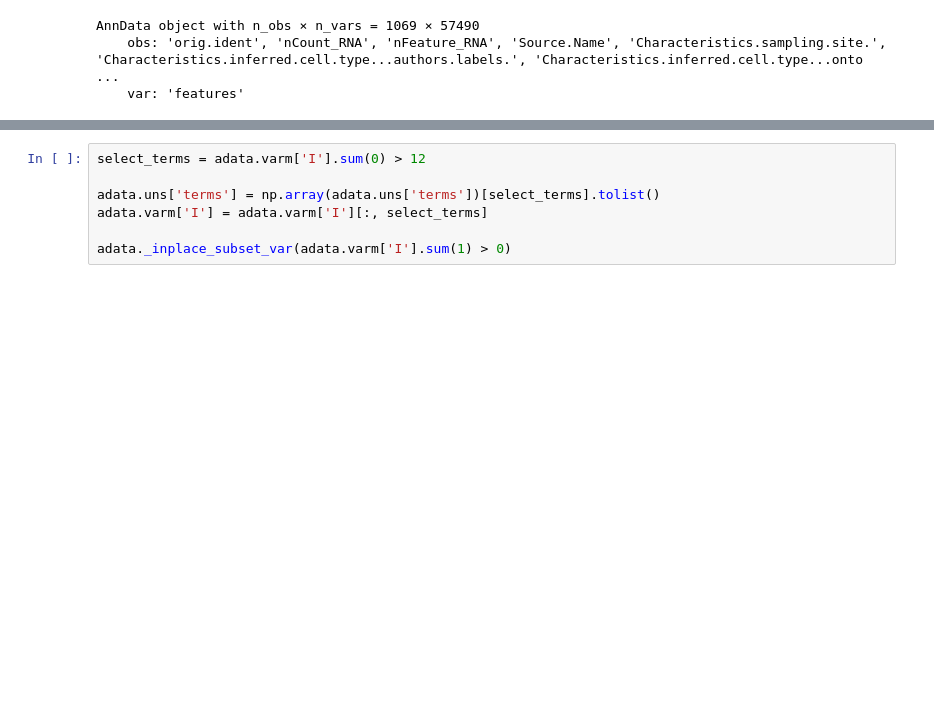
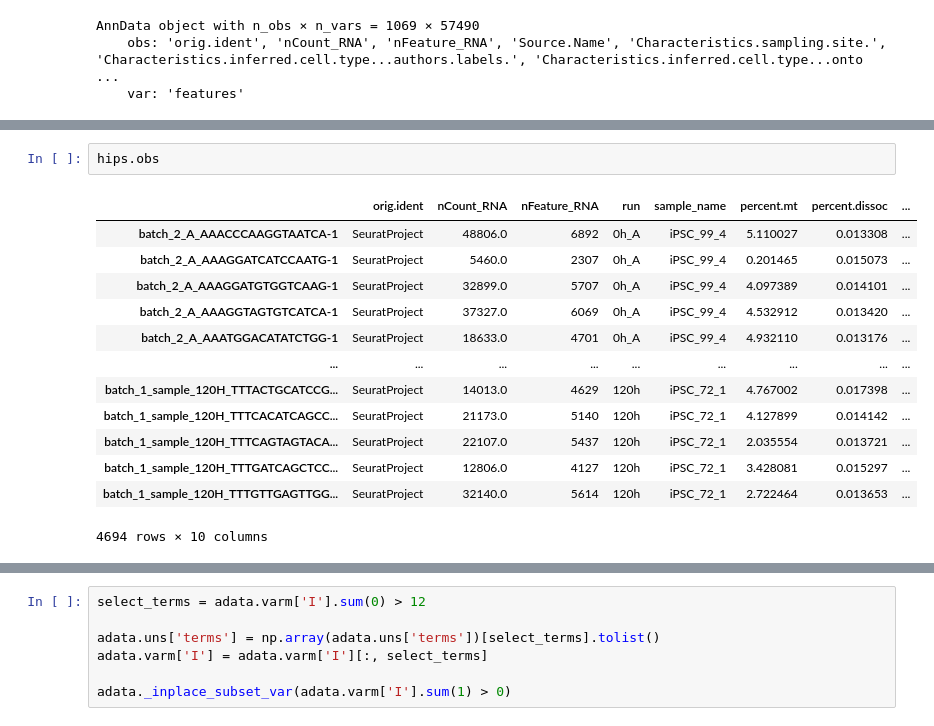
Before and after one commit to Luneesh/in-house, a Jupyter notebook: scripts/model_training.ipynb, the cells around one changed output, grey strips where cells are left out. Drawn from its saved outputs; the diff is of its cells as text; blank space fills up the shorter version.

```diff
--- a/scripts/model_training.ipynb
+++ b/scripts/model_training.ipynb
@@ -50,0 +91,16 @@ AnnData object with n_obs × n_vars = 1069 × 57490
+# %%
+hips.obs
+# %% [output]
+|  | orig.ident | nCount_RNA | nFeature_RNA | run | sample_name | percent.mt | percent.dissoc | ... |
+| batch_2_A_AAACCCAAGGTAATCA-1 | SeuratProject | 48806.0 | 6892 | 0h_A | iPSC_99_4 | 5.110027 | 0.013308 | ... |
+| batch_2_A_AAAGGATCATCCAATG-1 | SeuratProject | 5460.0 | 2307 | 0h_A | iPSC_99_4 | 0.201465 | 0.015073 | ... |
+| batch_2_A_AAAGGATGTGGTCAAG-1 | SeuratProject | 32899.0 | 5707 | 0h_A | iPSC_99_4 | 4.097389 | 0.014101 | ... |
+| batch_2_A_AAAGGTAGTGTCATCA-1 | SeuratProject | 37327.0 | 6069 | 0h_A | iPSC_99_4 | 4.532912 | 0.013420 | ... |
+| batch_2_A_AAATGGACATATCTGG-1 | SeuratProject | 18633.0 | 4701 | 0h_A | iPSC_99_4 | 4.932110 | 0.013176 | ... |
+| ... | ... | ... | ... | ... | ... | ... | ... | ... |
+| batch_1_sample_120H_TTTACTGCATCCG... | SeuratProject | 14013.0 | 4629 | 120h | iPSC_72_1 | 4.767002 | 0.017398 | ... |
+| batch_1_sample_120H_TTTCACATCAGCC... | SeuratProject | 21173.0 | 5140 | 120h | iPSC_72_1 | 4.127899 | 0.014142 | ... |
+| batch_1_sample_120H_TTTCAGTAGTACA... | SeuratProject | 22107.0 | 5437 | 120h | iPSC_72_1 | 2.035554 | 0.013721 | ... |
+| batch_1_sample_120H_TTTGATCAGCTCC... | SeuratProject | 12806.0 | 4127 | 120h | iPSC_72_1 | 3.428081 | 0.015297 | ... |
+| batch_1_sample_120H_TTTGTTGAGTTGG... | SeuratProject | 32140.0 | 5614 | 120h | iPSC_72_1 | 2.722464 | 0.013653 | ... |
+4694 rows × 10 columns
```
Also changed, not shown: parts of 43 cells of this notebook, 7 other files.
